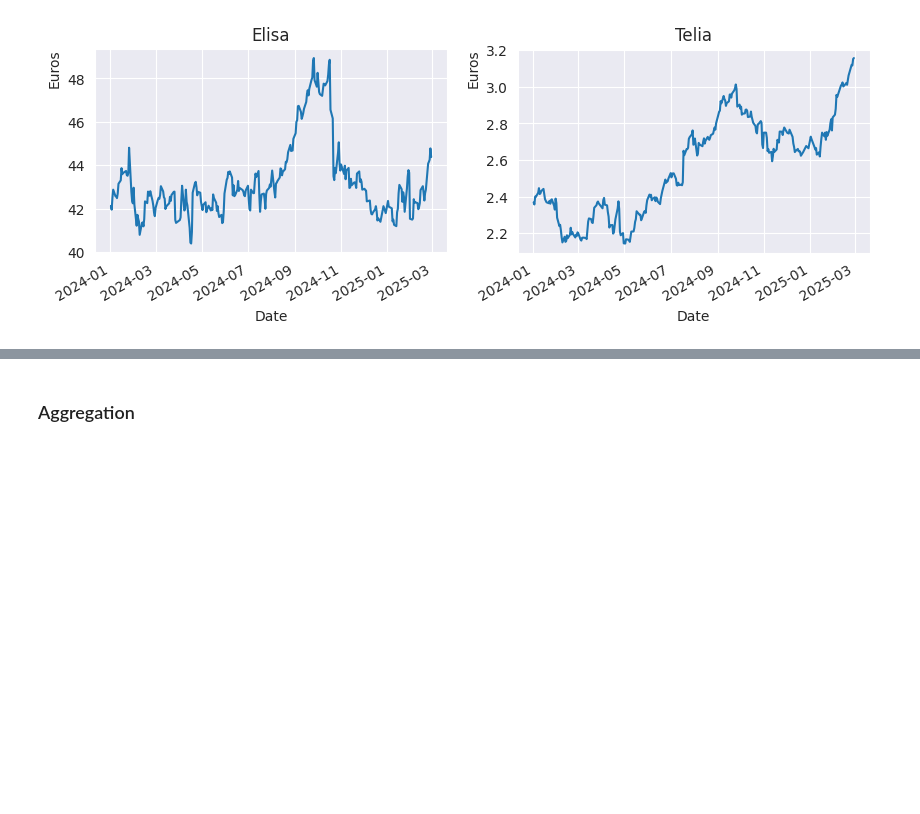
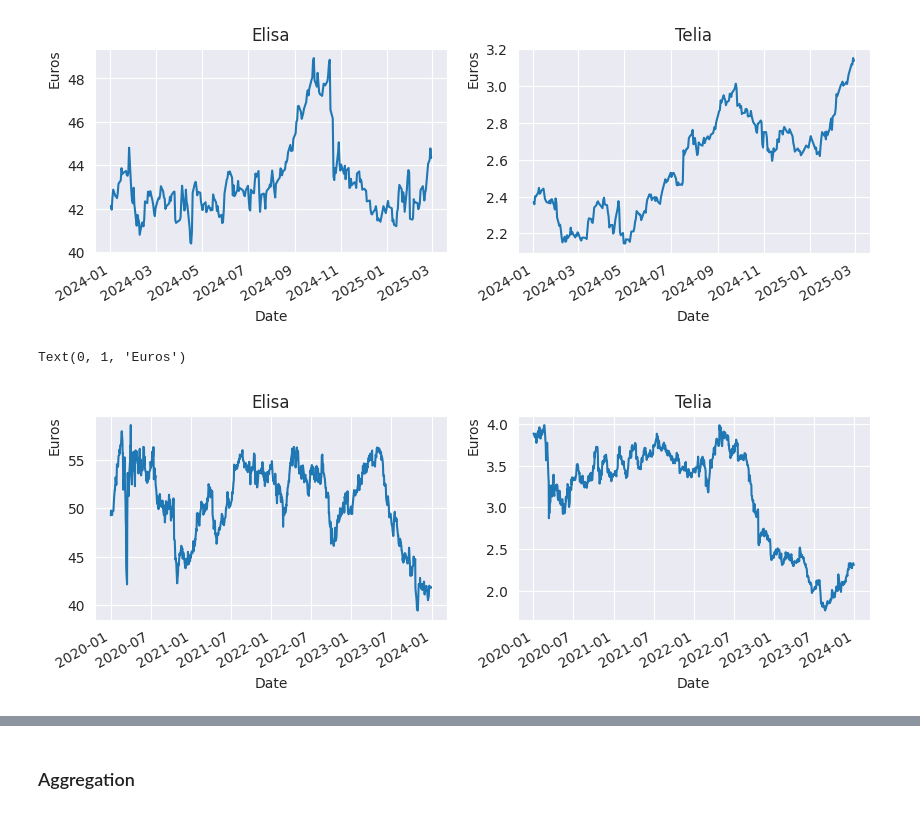
Before and after one commit to juhanurmonen/data-analytics-basics-time-series, a Jupyter notebook: time_series.ipynb, the cells around one changed output, grey strips where cells are left out. Saved outputs shown, nothing was run; the diff lists cells and outputs as text; code cells hidden in the pictures; blank space fills up the shorter version.

```diff
--- a/time_series.ipynb
+++ b/time_series.ipynb
@@ -106,3 +106,17 @@ axs[1].set_ylabel('Euros', loc='top')
 # %% [output]
 Text(0, 1, 'Euros')
 [figure]
+# %%
+### Plot until the end of 2023
+
+fig, axs = plt.subplots(nrows=1, ncols=2, figsize=(10, 3))
+elisa['Close'][:'2023'].plot(ax=axs[0], title='Elisa', legend=False)
+telia['Close'][:'2023':].plot(ax=axs[1], title='Telia', legend=False)
+
+### Add axis-titles
+
+axs[0].set_ylabel('Euros', loc='top')
+axs[1].set_ylabel('Euros', loc='top')
+# %% [output]
+Text(0, 1, 'Euros')
+[figure, added]
```
Also changed, not shown: parts of 21 cells of this notebook.
